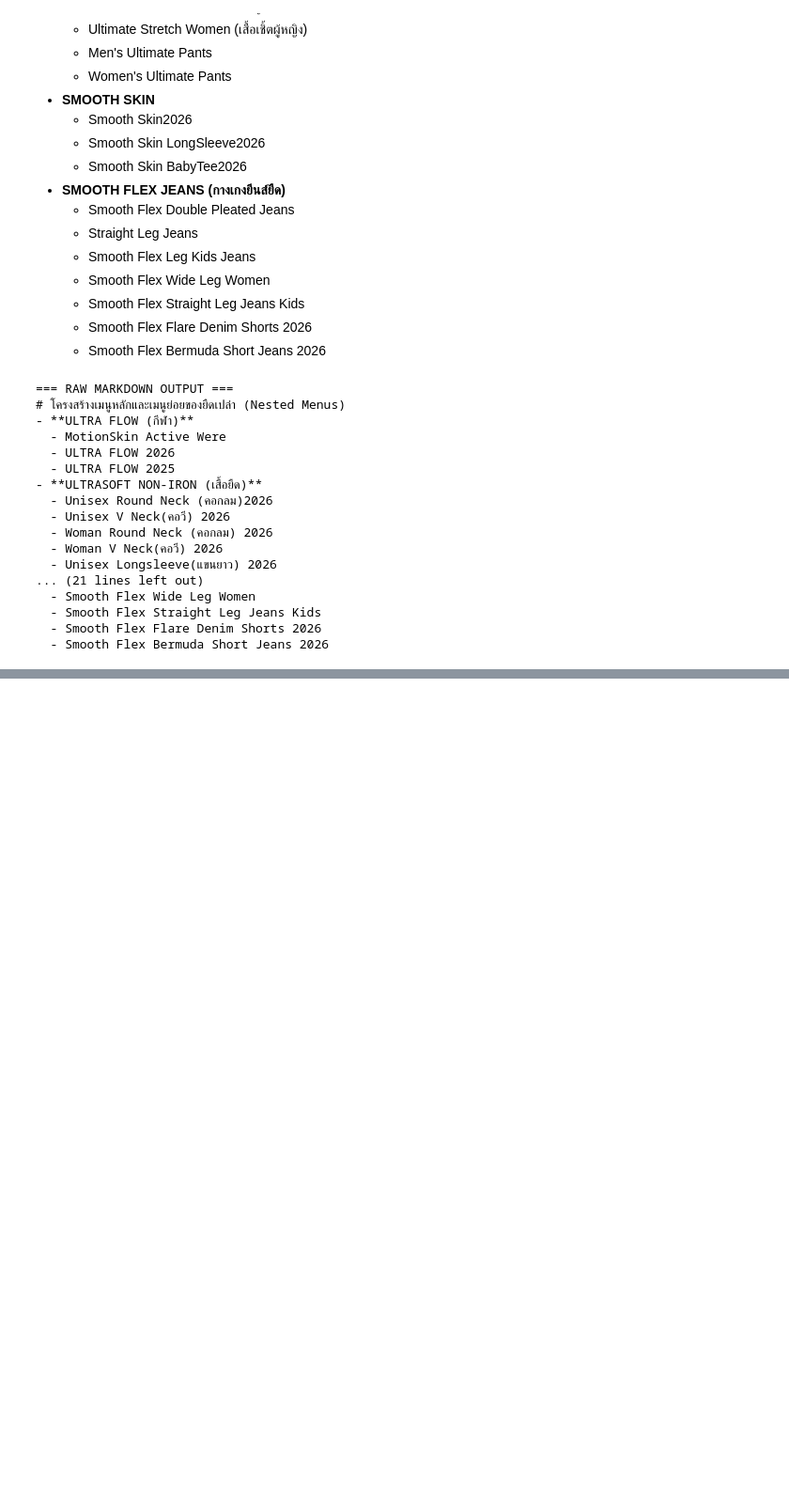
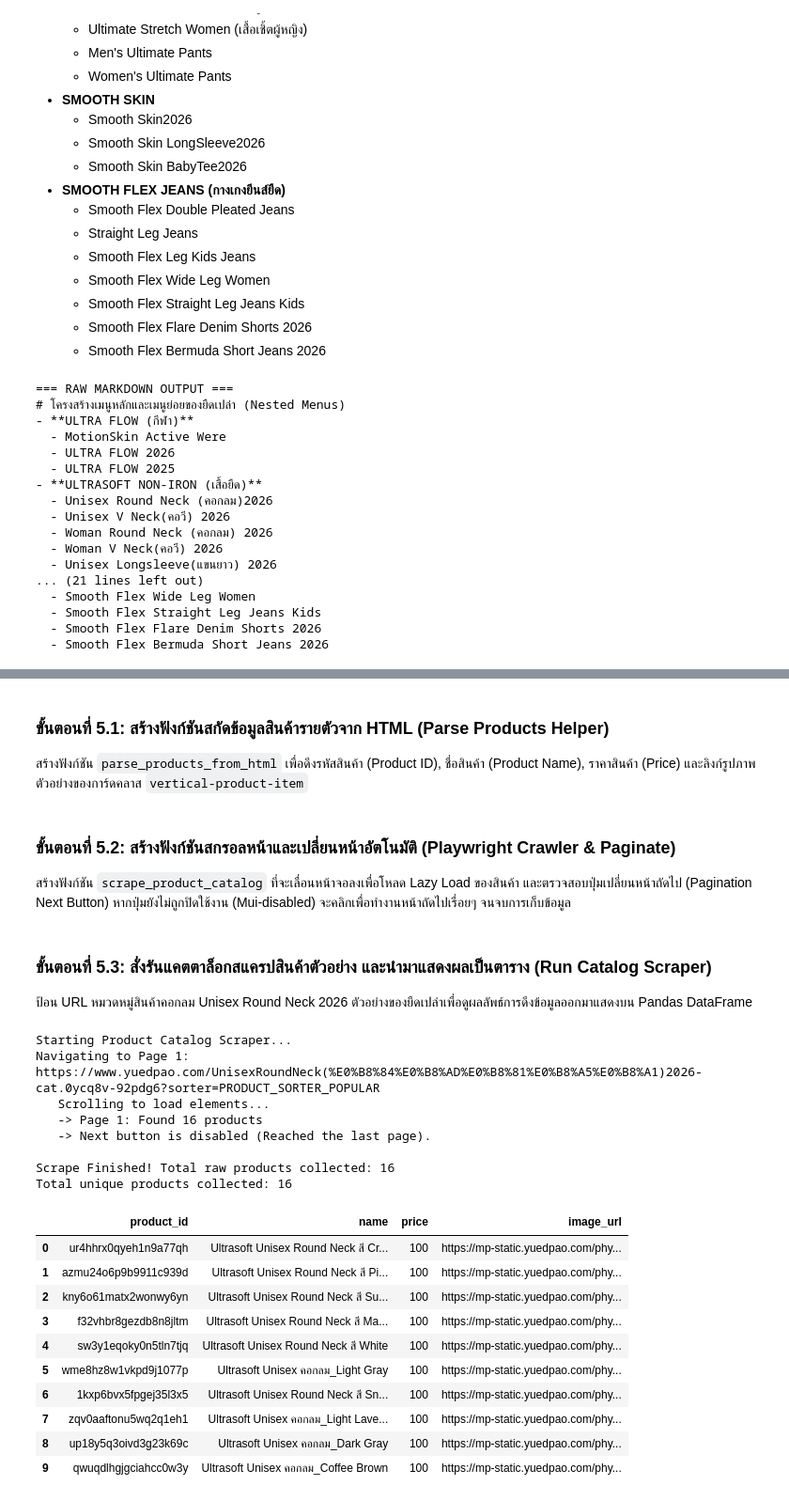
Before and after one commit to Anandaa69/Chatbot_YuedPao, a Jupyter notebook: notebooks/01_test_scraper.ipynb, the cells around one changed output, grey strips where cells are left out. Shown at 94% size. Cells and saved outputs as stored; diff of their text form; code cells hidden in the pictures; blank space fills up the shorter version.

```diff
--- a/notebooks/01_test_scraper.ipynb
+++ b/notebooks/01_test_scraper.ipynb
@@ -499,0 +504,3 @@ Scraping submenus of 'SMOOTH FLEX JEANS (กางเกงยีนส์ยื
+# %% [markdown]
+### ขั้นตอนที่ 5.1: สร้างฟังก์ชันสกัดข้อมูลสินค้ารายตัวจาก HTML (Parse Products Helper)
+สร้างฟังก์ชัน `parse_products_from_html` เพื่อดึงรหัสสินค้า (Product ID), ชื่อสินค้า (Product Name), ราคาสินค้า (Price) และลิงก์รูปภาพตัวอย่างของการ์ดคลาส `vertical-product-item`
@@ -499,0 +561,3 @@ Scraping submenus of 'SMOOTH FLEX JEANS (กางเกงยีนส์ยื
+# %% [markdown]
+### ขั้นตอนที่ 5.2: สร้างฟังก์ชันสกรอลหน้าและเปลี่ยนหน้าอัตโนมัติ (Playwright Crawler & Paginate)
+สร้างฟังก์ชัน `scrape_product_catalog` ที่จะเลื่อนหน้าจอลงเพื่อโหลด Lazy Load ของสินค้า และตรวจสอบปุ่มเปลี่ยนหน้าถัดไป (Pagination Next Button) หากปุ่มยังไม่ถูกปิดใช้งาน (Mui-disabled) จะคลิกเพื่อทำงานหน้าถัดไปเรื่อยๆ จนจบการเก็บข้อมูล
@@ -499,0 +665,43 @@ Scraping submenus of 'SMOOTH FLEX JEANS (กางเกงยีนส์ยื
+# %% [markdown]
+### ขั้นตอนที่ 5.3: สั่งรันแคตตาล็อกสแครปสินค้าตัวอย่าง และนำมาแสดงผลเป็นตาราง (Run Catalog Scraper)
+ป้อน URL หมวดหมู่สินค้าคอกลม Unisex Round Neck 2026 ตัวอย่างของยืดเปล่าเพื่อดูผลลัพธ์การดึงข้อมูลออกมาแสดงบน Pandas DataFrame
+# %%
+import pandas as pd
+
+# URL ตัวอย่างหน้า Unisex Round Neck (คอกลม) 2026 ของยืดเปล่า
+target_cat_url = "https://www.yuedpao.com/UnisexRoundNeck(%E0%B8%84%E0%B8%AD%E0%B8%81%E0%B8%A5%E0%B8%A1)2026-cat.0ycq8v-92pdg6?sorter=PRODUCT_SORTER_POPULAR"
+
+print("Starting Product Catalog Scraper...")
+products_collected = scrape_product_catalog(target_cat_url)
+print(f"\nScrape Finished! Total raw products collected: {len(products_collected)}")
+
+if products_collected:
+    df = pd.DataFrame(products_collected)
+    # ทำความสะอาดข้อมูล: ตัด ID สินค้าซ้ำ
+    df_unique = df.drop_duplicates(subset=["product_id"])
+    print(f"Total unique products collected: {len(df_unique)}")
+
+    # แสดงตัวอย่างข้อมูลสินค้า 10 แถวแรก
+    display(df_unique.head(10))
+else:
+    print("No products collected.")
+# %% [output]
+Starting Product Catalog Scraper...
+Navigating to Page 1: https://www.yuedpao.com/UnisexRoundNeck(%E0%B8%84%E0%B8%AD%E0%B8%81%E0%B8%A5%E0%B8%A1)2026-cat.0ycq8v-92pdg6?sorter=PRODUCT_SORTER_POPULAR
+   Scrolling to load elements...
+   -> Page 1: Found 16 products
+   -> Next button is disabled (Reached the last page).
+
+Scrape Finished! Total raw products collected: 16
+Total unique products collected: 16
+|  | product_id | name | price | image_url |
+| 0 | ur4hhrx0qyeh1n9a77qh | Ultrasoft Unisex Round Neck สี Cr... | 100 | https://mp-static.yuedpao.com/phy... |
+| 1 | azmu24o6p9b9911c939d | Ultrasoft Unisex Round Neck สี Pi... | 100 | https://mp-static.yuedpao.com/phy... |
+| 2 | kny6o61matx2wonwy6yn | Ultrasoft Unisex Round Neck สี Su... | 100 | https://mp-static.yuedpao.com/phy... |
+| 3 | f32vhbr8gezdb8n8jltm | Ultrasoft Unisex Round Neck สี Ma... | 100 | https://mp-static.yuedpao.com/phy... |
+| 4 | sw3y1eqoky0n5tln7tjq | Ultrasoft Unisex Round Neck สี White | 100 | https://mp-static.yuedpao.com/phy... |
+| 5 | wme8hz8w1vkpd9j1077p | Ultrasoft Unisex คอกลม_Light Gray | 100 | https://mp-static.yuedpao.com/phy... |
+| 6 | 1kxp6bvx5fpgej35l3x5 | Ultrasoft Unisex Round Neck สี Sn... | 100 | https://mp-static.yuedpao.com/phy... |
+| 7 | zqv0aaftonu5wq2q1eh1 | Ultrasoft Unisex คอกลม_Light Lave... | 100 | https://mp-static.yuedpao.com/phy... |
+| 8 | up18y5q3oivd3g23k69c | Ultrasoft Unisex คอกลม_Dark Gray | 100 | https://mp-static.yuedpao.com/phy... |
+| 9 | qwuqdlhgjgciahcc0w3y | Ultrasoft Unisex คอกลม_Coffee Brown | 100 | https://mp-static.yuedpao.com/phy... |
```
Also changed, not shown: parts of 9 cells of this notebook, 6 other files.
